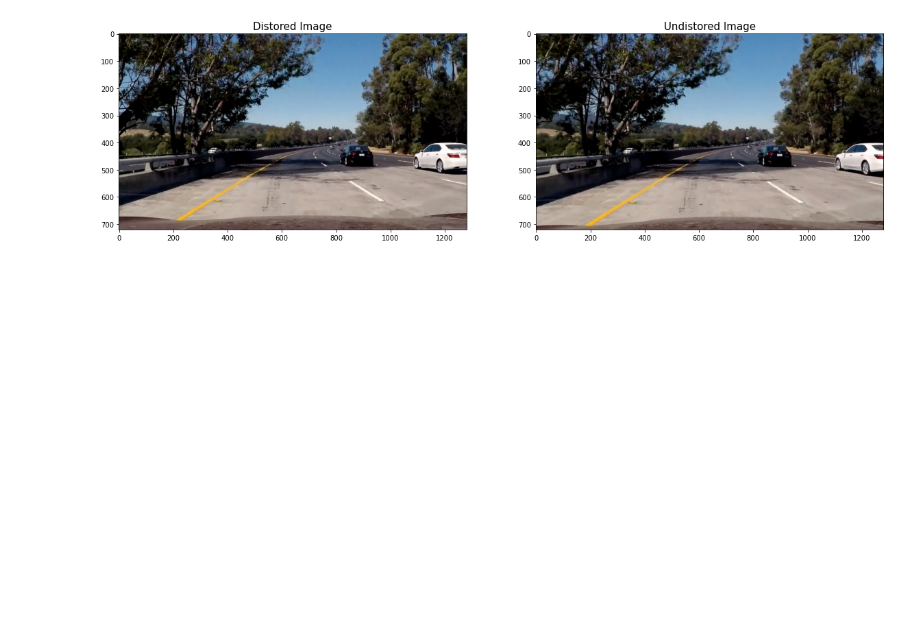
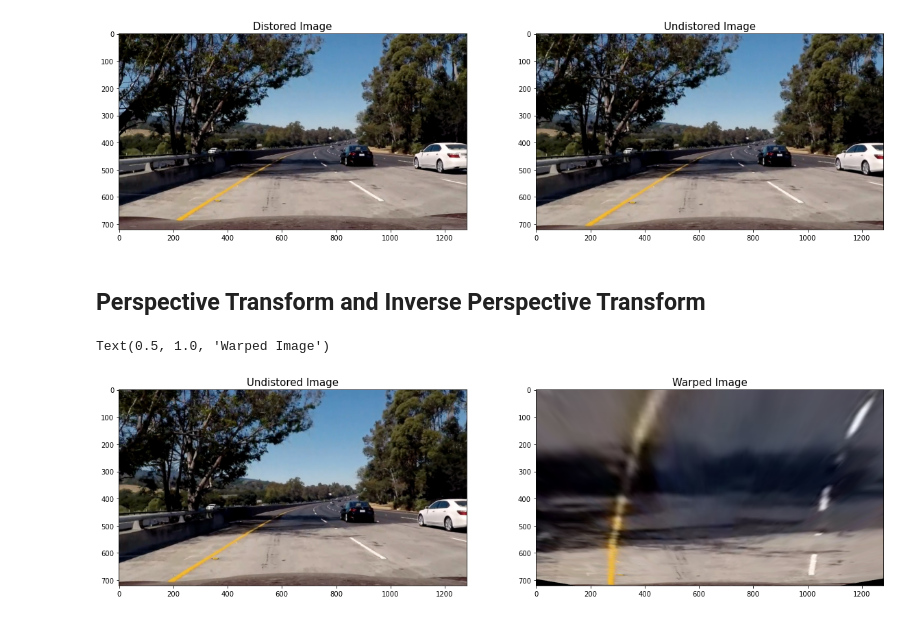
Before and after one commit to yasmin-afifi/Simple-Perception-Stack-for-Self-Driving-Cars, a Jupyter notebook: Lane Detection .ipynb, the cells around one changed output. Drawn from its saved outputs; the diff is of its cells as text; code cells hidden in the pictures; blank space fills up the shorter version.

```diff
--- a/Lane Detection .ipynb
+++ b/Lane Detection .ipynb
@@ -78,3 +78,5 @@ ax2.set_title('Undistored Image', fontsize = 15)
 # %% [output]
 Text(0.5, 1.0, 'Undistored Image')
 [figure]
+# %% [markdown]
+## Perspective Transform and Inverse Perspective Transform
@@ -80,0 +127,12 @@ Text(0.5, 1.0, 'Undistored Image')
+# %%
+warped = perspective_transform(undistorted_img)
+
+f, ((ax1, ax2)) = plt.subplots(1, 2, figsize=(20, 10))
+ax1.imshow(undistorted_img)
+ax1.set_title('Undistored Image', fontsize = 15)
+
+ax2.imshow(warped)
+ax2.set_title('Warped Image', fontsize = 15)
+# %% [output]
+Text(0.5, 1.0, 'Warped Image')
+[figure, added]
```
Also changed, not shown: parts of 1 cell of this notebook.
